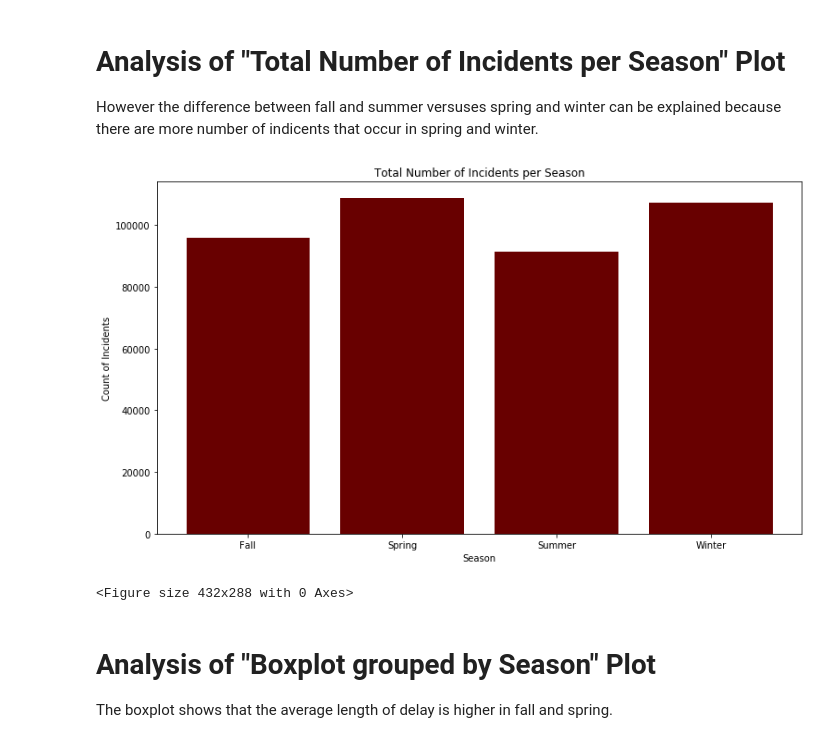
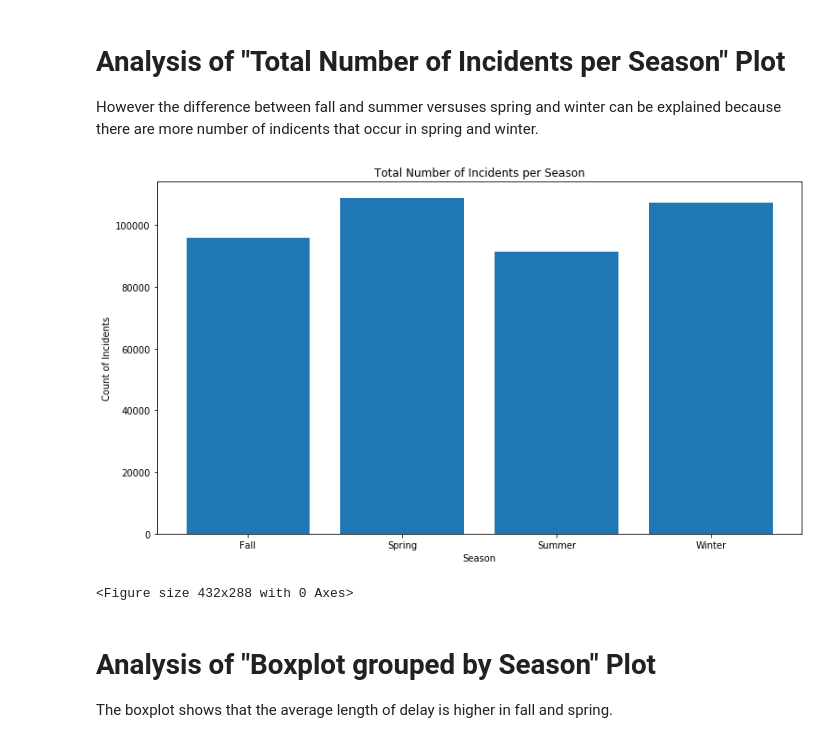
Before and after one commit to sishola/ttc-delays, a Jupyter notebook: Surface Routes/wl_analysis.ipynb, the cells around one changed output. Saved outputs shown, nothing was run; the diff lists cells and outputs as text; code cells hidden in the pictures.

```diff
--- a/Surface Routes/wl_analysis.ipynb
+++ b/Surface Routes/wl_analysis.ipynb
@@ -82,15 +80,15 @@ However the difference between fall and summer versuses spring and winter can be
 # %%
 ###WL - plot the bar graph
 fig, ax = plt.subplots(1, figsize = [12.5, 7])
 plt.xlabel('Season')
 plt.ylabel('Count of Incidents')
 plt.title("Total Number of Incidents per Season")
-ax.bar(count_df['Season'], count_df['Min Delay'], color='#680000')
+ax.bar(count_df['Season'], count_df['Min Delay'])
 
 plt.show()
 plt.savefig('incidents_season.png')
 # %% [output]
-[figure, old version]
+[figure, new version]
 <Figure size 432x288 with 0 Axes>
 # %%
 #reset_season_df.dtypes
```
Also changed, not shown: parts of 3 cells of this notebook, 3 other files.
